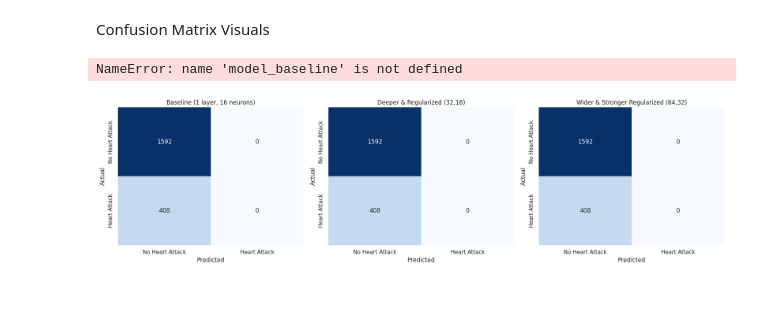
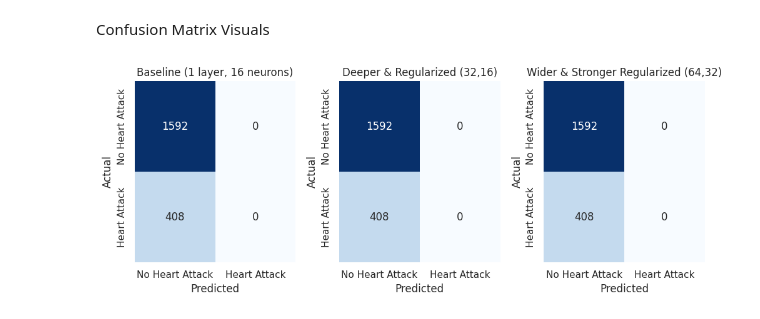
Before and after one commit to RavisriWelabada/my-Neural-Network-training---dataset-repo, a Jupyter notebook: Untitled22.ipynb, the cells around one changed output. Cells and saved outputs as stored; diff of their text form; code cells hidden in the pictures.

```diff
--- a/Untitled22.ipynb
+++ b/Untitled22.ipynb
@@ -1968,62 +2192,5 @@ plt.show()
 # %% [markdown]
 Confusion Matrix Visuals
-# %%
-import matplotlib.pyplot as plt
-import seaborn as sns
-from sklearn.metrics import confusion_matrix
-
-# ===============================
-# Step 1: Collect predictions for all experiments
-# ===============================
-
-# Example: y_pred_class_baseline, y_pred_class_deeper, y_pred_class_wider
-# Make sure these are tensors or arrays with 0/1 predictions
-
-# Baseline
-model.eval()
-with torch.no_grad():
-    y_pred_baseline = model_baseline(X_test_tensor).squeeze()
-    y_pred_class_baseline = (y_pred_baseline >= 0.5).float()
-
-# Deeper & Regularized
-with torch.no_grad():
-    y_pred_deeper = model_deeper(X_test_tensor).squeeze()
-    y_pred_class_deeper = (y_pred_deeper >= 0.5).float()
-
-# Wider & Stronger Regularized
-with torch.no_grad():
-    y_pred_wider = model_wider(X_test_tensor).squeeze()
-    y_pred_class_wider = (y_pred_wider >= 0.5).float()
-
-# ===============================
-# Step 2: Compute confusion matrices
-# ===============================
-cm_baseline = confusion_matrix(y_test_tensor, y_pred_class_baseline)
-cm_deeper = confusion_matrix(y_test_tensor, y_pred_class_deeper)
-cm_wider = confusion_matrix(y_test_tensor, y_pred_class_wider)
-
-# ===============================
-# Step 3: Plot confusion matrices
-# ===============================
-fig, axes = plt.subplots(1, 3, figsize=(18,5))
-
-# Plot function
-def plot_cm(cm, title, ax):
-    sns.heatmap(cm, annot=True, fmt='d', cmap='Blues', cbar=False, ax=ax)
-    ax.set_xlabel('Predicted')
-    ax.set_ylabel('Actual')
-    ax.set_title(title)
-    ax.xaxis.set_ticklabels(['No Heart Attack','Heart Attack'])
-    ax.yaxis.set_ticklabels(['No Heart Attack','Heart Attack'])
-
-plot_cm(cm_baseline, 'Baseline (1 layer, 16 neurons)', axes[0])
-plot_cm(cm_deeper, 'Deeper & Regularized (32,16)', axes[1])
-plot_cm(cm_wider, 'Wider & Stronger Regularized (64,32)', axes[2])
-
-plt.tight_layout()
-plt.show()
-# %% [output]
-NameError: name 'model_baseline' is not defined
 # %%
 # ===============================
 # Baseline model
@@ -2072,32 +2239,32 @@ model_wider.eval()
 with torch.no_grad():
     y_pred_wider = model_wider(X_test_tensor).squeeze()
     y_pred_class_wider = (y_pred_wider >= 0.5).float()
 
 # ===============================
 # Compute confusion matrices
 # ===============================
 cm_baseline = confusion_matrix(y_test_tensor, y_pred_class_baseline)
 cm_deeper = confusion_matrix(y_test_tensor, y_pred_class_deeper)
 cm_wider = confusion_matrix(y_test_tensor, y_pred_class_wider)
 
 # ===============================
 # Plot confusion matrices
 # ===============================
-fig, axes = plt.subplots(1, 3, figsize=(18,5))
+fig, axes = plt.subplots(1, 3, figsize=(10,4))
 
 def plot_cm(cm, title, ax):
     sns.heatmap(cm, annot=True, fmt='d', cmap='Blues', cbar=False, ax=ax)
     ax.set_xlabel('Predicted')
     ax.set_ylabel('Actual')
     ax.set_title(title)
     ax.xaxis.set_ticklabels(['No Heart Attack','Heart Attack'])
     ax.yaxis.set_ticklabels(['No Heart Attack','Heart Attack'])
 
 plot_cm(cm_baseline, 'Baseline (1 layer, 16 neurons)', axes[0])
 plot_cm(cm_deeper, 'Deeper & Regularized (32,16)', axes[1])
 plot_cm(cm_wider, 'Wider & Stronger Regularized (64,32)', axes[2])
 
 plt.tight_layout()
 plt.show()
 # %% [output]
-[figure, old version]
+[figure, new version]
```
Also changed, not shown: parts of 22 cells of this notebook.
